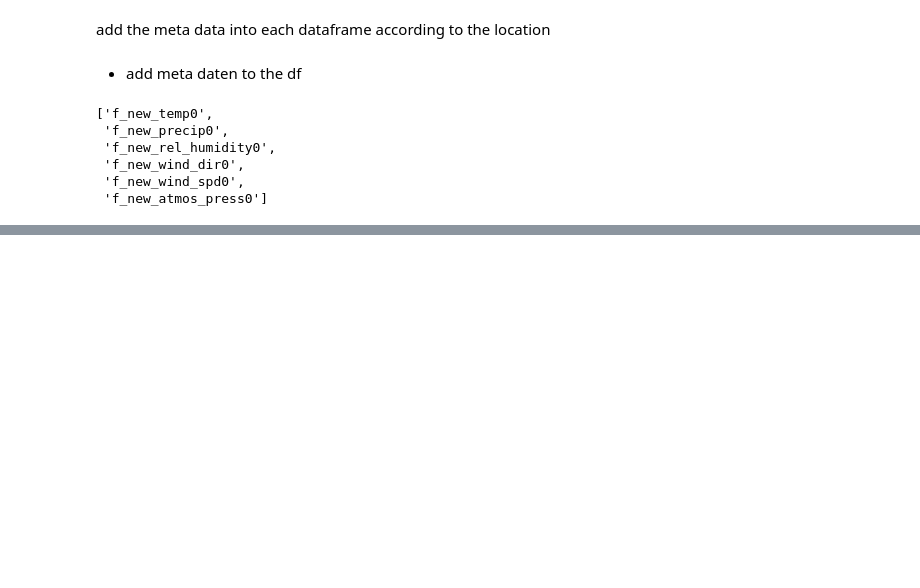
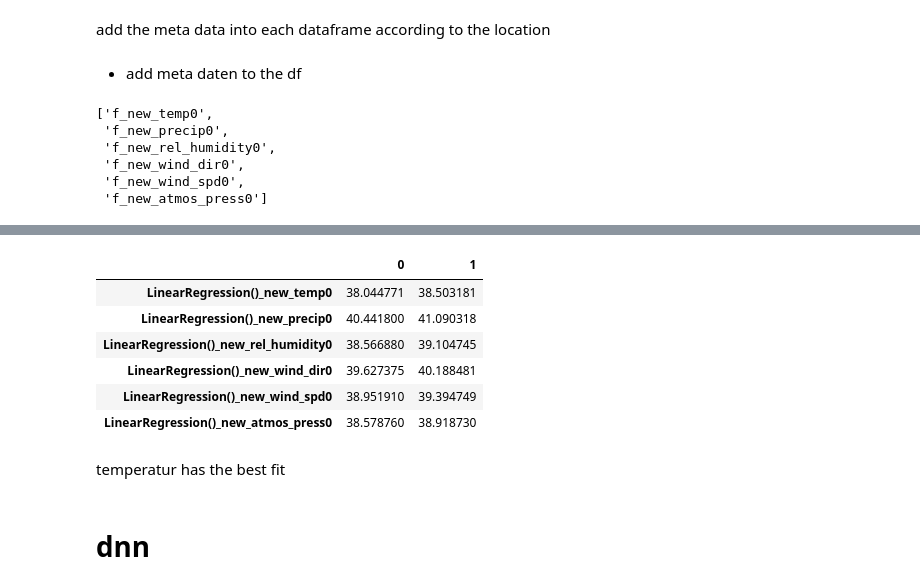
Before and after one commit to sm4rtm4art/airquality, a Jupyter notebook: assembling/preprocessing.ipynb, the cells around one changed output, grey strips where cells are left out. Cells and saved outputs as stored; diff of their text form; code cells hidden in the pictures; blank space fills up the shorter version.

```diff
--- a/assembling/preprocessing.ipynb
+++ b/assembling/preprocessing.ipynb
@@ -245,0 +295,14 @@ Name: target, Length: 14536, dtype: float64
+# %%
+pd.DataFrame(test_results).T
+# %% [output]
+|  | 0 | 1 |
+| LinearRegression()_new_temp0 | 38.044771 | 38.503181 |
+| LinearRegression()_new_precip0 | 40.441800 | 41.090318 |
+| LinearRegression()_new_rel_humidity0 | 38.566880 | 39.104745 |
+| LinearRegression()_new_wind_dir0 | 39.627375 | 40.188481 |
+| LinearRegression()_new_wind_spd0 | 38.951910 | 39.394749 |
+| LinearRegression()_new_atmos_press0 | 38.578760 | 38.918730 |
+# %% [markdown]
+temperatur has the best fit
+# %% [markdown]
+# dnn
```
Also changed, not shown: parts of 11 cells of this notebook.
